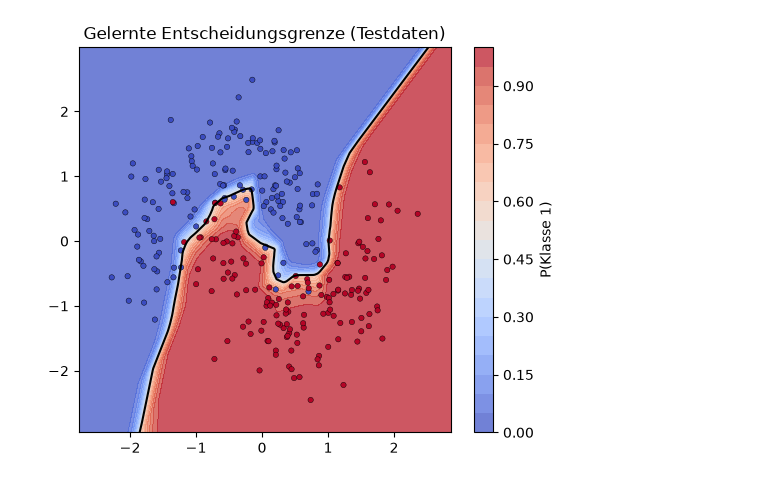
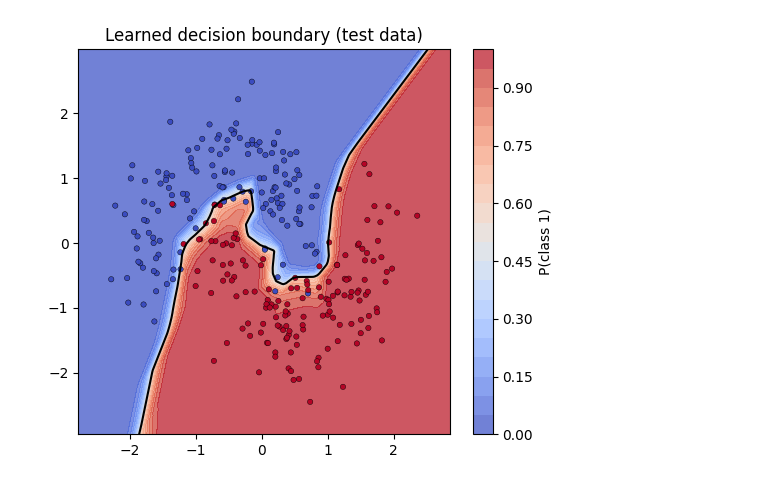
Before and after one commit to TimonLudwig1/Practice-Lab, a Jupyter notebook: xtAI_Learn-Repository/modules/05-machine-learning-2/projects/01-basic/solution/solution.ipynb, the cells around one changed output. Cells and saved outputs as stored; diff of their text form; code cells hidden in the pictures.

```diff
--- a/xtAI_Learn-Repository/modules/05-machine-learning-2/projects/01-basic/solution/solution.ipynb
+++ b/xtAI_Learn-Repository/modules/05-machine-learning-2/projects/01-basic/solution/solution.ipynb
@@ -20,14 +20,14 @@ from sklearn.model_selection import train_test_split
 
 rng = np.random.default_rng(42)
 
-# Daten: 2 Halbmonde, bewusst verrauscht (noise=0.25), damit die Aufgabe nicht trivial ist
+# Data: 2 half moons, deliberately noisy (noise=0.25) so that the task is not trivial
 X, y = make_moons(n_samples=1000, noise=0.25, random_state=42)
-X = (X - X.mean(axis=0)) / X.std(axis=0)   # standardisieren (wichtig fuer stabile Gradienten)
+X = (X - X.mean(axis=0)) / X.std(axis=0)   # standardize (important for stable gradients)
 X_train, X_test, y_train, y_test = train_test_split(X, y, test_size=0.3, random_state=42, stratify=y)
 
 fig, ax = plt.subplots(figsize=(5, 4))
 ax.scatter(X_train[:, 0], X_train[:, 1], c=y_train, cmap="coolwarm", s=12, alpha=0.7)
-ax.set_title("make_moons (standardisiert, Trainingsdaten)")
+ax.set_title("make_moons (standardized, training data)")
 plt.show()
 print(X_train.shape, X_test.shape)
 # %% [output]
@@ -53,7 +53,7 @@ def relu_prime(z):
     return (z > 0).astype(z.dtype)
 
 def sigmoid(z):
-    # stabil: fuer z>=0 via 1/(1+e^-z), fuer z<0 via e^z/(1+e^z)
+    # stable: for z>=0 via 1/(1+e^-z), for z<0 via e^z/(1+e^z)
     out = np.empty_like(z)
     pos = z >= 0
     out[pos] = 1.0 / (1.0 + np.exp(-z[pos]))
@@ -62,11 +62,11 @@ def sigmoid(z):
     return out
 
 def bce_with_logits(z, y):
-    # z, y: shape (1, B); Rueckgabe: mittlerer Verlust (Skalar)
+    # z, y: shape (1, B); returns the mean loss (a scalar)
     return np.mean(np.maximum(z, 0) - y * z + np.log1p(np.exp(-np.abs(z))))
 
 class MLP:
-    """MLP mit ReLU-Hidden-Layern und 1 Logit-Ausgang. Spalten = Beispiele."""
+    """MLP with ReLU hidden layers and 1 logit output. Columns = examples."""
 
     def __init__(self, layer_sizes, seed=0):
         rng = np.random.default_rng(seed)
@@ -77,38 +77,38 @@ class MLP:
             self.b.append(np.zeros((d_out, 1)))
 
     def forward(self, A0):
-        """A0: (d_0, B). Speichert Zs und As fuer den Backward Pass."""
+        """A0: (d_0, B). Stores Zs and As for the backward pass."""
         self.Zs, self.As = [], [A0]
         A = A0
         L = len(self.W)
         for l in range(L):
             Z = self.W[l] @ A + self.b[l]
             self.Zs.append(Z)
-            A = relu(Z) if l < L - 1 else Z   # letzte Schicht: rohes Logit
+            A = relu(Z) if l < L - 1 else Z   # last layer: the raw logit
             self.As.append(A)
-        return A   # (1, B) Logits
+        return A   # (1, B) logits
 
     def backward(self, y):
-        """y: (1, B) mit Werten in {0,1}. Fuellt self.dW, self.db (gemittelt ueber den Batch)."""
+        """y: (1, B) with values in {0,1}. Fills self.dW, self.db (averaged over the batch)."""
         B = y.shape[1]
         L = len(self.W)
         self.dW = [None] * L
         self.db = [None] * L
 
-        # Ausgabeschicht: delta^(L) = p - y   (Sigmoid+BCE, Skript 1.5 Schritt 1)
+        # Output layer: delta^(L) = p - y   (sigmoid+BCE, script 1.5 step 1)
         delta = sigmoid(self.Zs[-1]) - y                          # (1, B)
 
         for l in range(L - 1, -1, -1):
-            # Parametergradienten (Skript 1.5 Schritt 3), ueber Batch gemittelt
+            # Parameter gradients (script 1.5 step 3), averaged over the batch
             self.dW[l] = (delta @ self.As[l].T) / B               # (d_l, d_{l-1})
             self.db[l] = delta.mean(axis=1, keepdims=True)        # (d_l, 1)
             if l > 0:
-                # Rekursion (Skript 1.5 Schritt 2): rueckprojizieren, mit sigma' daempfen
+                # Recursion (script 1.5 step 2): back-project, damp with sigma'
                 delta = (self.W[l].T @ delta) * relu_prime(self.Zs[l - 1])
 
     def loss(self, X, y):
         return bce_with_logits(self.forward(X), y)
 
     def predict(self, X):
-        return (self.forward(X) > 0).astype(int)   # Logit > 0  <=>  p > 0.5
+        return (self.forward(X) > 0).astype(int)   # logit > 0  <=>  p > 0.5
 # %% [markdown]
@@ -211,18 +211,18 @@ Der eigentliche Zweck der 2D-Daten: Wir können *sehen*, welche Funktion das Net
 # %%
 def plot_decision_boundary(model, X, y, title):
     x_min, x_max = X[:, 0].min() - 0.5, X[:, 0].max() + 0.5
     y_min, y_max = X[:, 1].min() - 0.5, X[:, 1].max() + 0.5
     xx, yy = np.meshgrid(np.linspace(x_min, x_max, 300), np.linspace(y_min, y_max, 300))
     grid = np.c_[xx.ravel(), yy.ravel()].T                    # (2, 90000)
     probs = sigmoid(model.forward(grid)).reshape(xx.shape)
     fig, ax = plt.subplots(figsize=(6, 5))
     cs = ax.contourf(xx, yy, probs, levels=20, cmap="coolwarm", alpha=0.75)
     ax.contour(xx, yy, probs, levels=[0.5], colors="k", linewidths=1.5)
     ax.scatter(X[:, 0], X[:, 1], c=y, cmap="coolwarm", edgecolors="k", s=15, linewidths=0.3)
-    fig.colorbar(cs, label="P(Klasse 1)")
+    fig.colorbar(cs, label="P(class 1)")
     ax.set_title(title)
     plt.show()
 
-plot_decision_boundary(model, X_test, y_test, "Gelernte Entscheidungsgrenze (Testdaten)")
+plot_decision_boundary(model, X_test, y_test, "Learned decision boundary (test data)")
 # %% [output]
-[figure, old version]
+[figure, new version]
```
Also changed, not shown: parts of 14 cells of this notebook, 2 other files.
